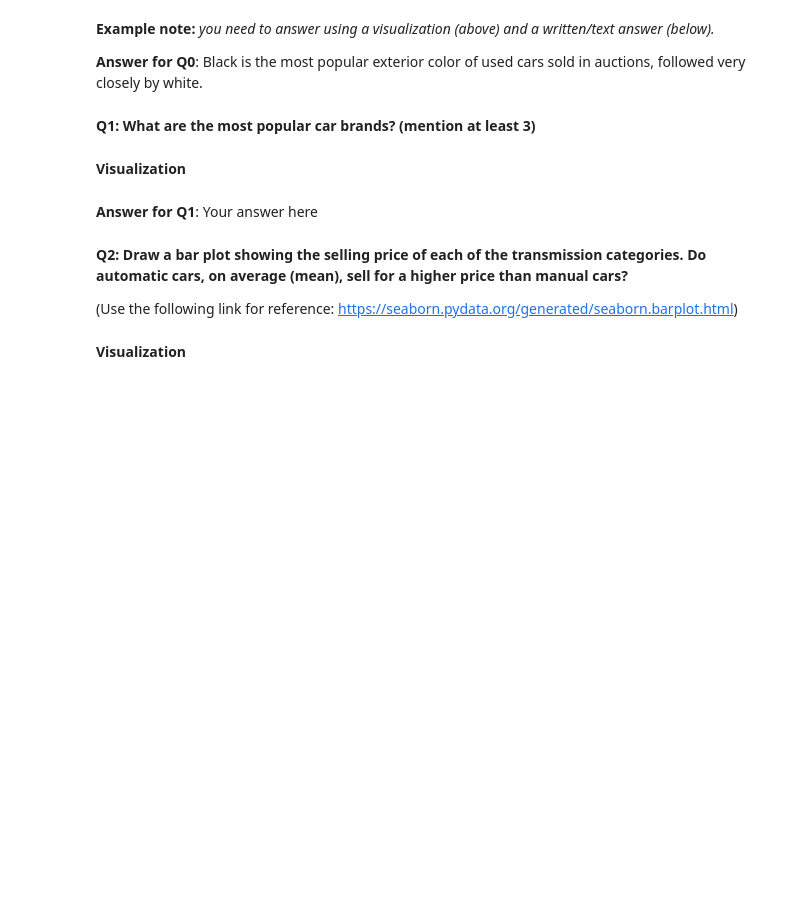
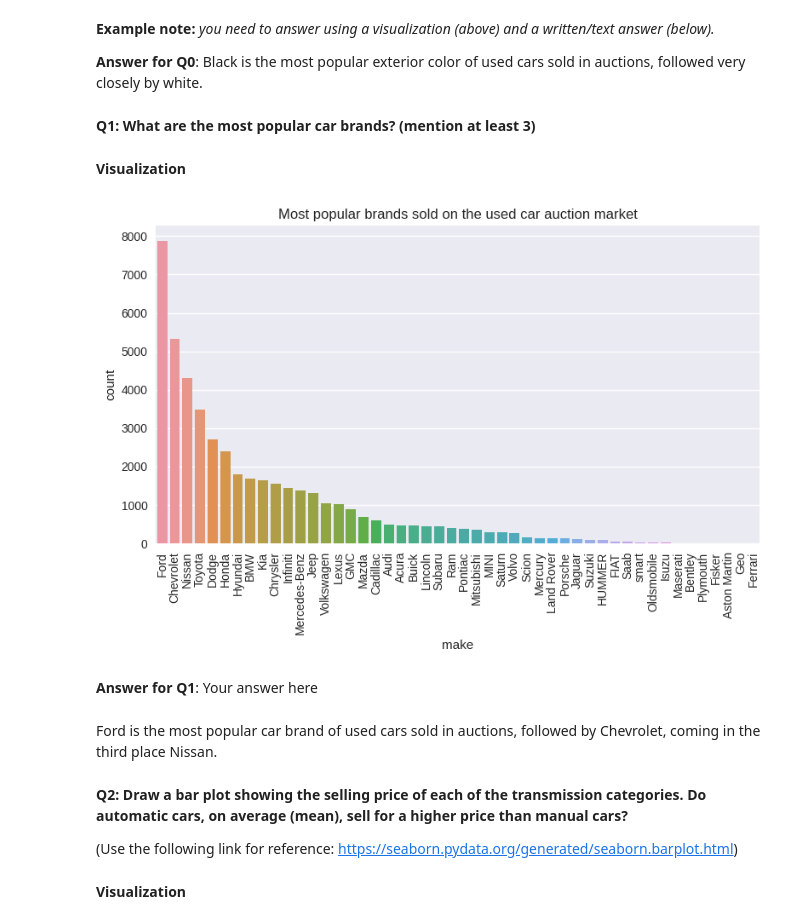
Before and after one commit to KenzyKourah10/Masters, a Jupyter notebook: Regression_Mini-Project.ipynb, the cells around one changed output. Cells and saved outputs as stored; diff of their text form; code cells hidden in the pictures; blank space fills up the shorter version.

```diff
--- a/Regression_Mini-Project.ipynb
+++ b/Regression_Mini-Project.ipynb
@@ -87,3 +107,29 @@ Perform data inspection tasks here (recommended for data understanding).
 ## Data Pre-Processing & Cleaning
 
 _Apply any data preprocessing and/or feature engineering below. Show/output the changes to the dataset._
+# %%
+#Changing the data type of numeric attributes from object to int/float
+df['mmr'] = df['mmr'].apply(lambda x: x.replace('$', '')if isinstance(x, str) else x)
+df['mmr'] = df['mmr'].astype(int)
+df['sellingprice'] = df['sellingprice'].apply(lambda x: x.replace('$', '')if isinstance(x, str) else x)
+df['sellingprice'] = df['sellingprice'].astype(int)
+df['odometer'] = df['odometer'].apply(lambda x: x.replace('mi', '')if isinstance(x, str) else x)
+df['odometer'] = df['odometer'].astype(float)
+# %%
+#categorizing body types
+df['body']=df['body'].str.lower()
+df['body']= np.where(df['body'].str.contains('sedan'),'Sedan' ,df['body'])
+df['body']= np.where(df['body'].str.contains('suv'),'SUV' ,df['body'])
+df['body']= np.where(df['body'].str.contains('coupe'),'Coupe' ,df['body'])
+df['body']= np.where(df['body'].str.contains('koup'),'Coupe' ,df['body'])
+df['body']= np.where(df['body'].str.contains('convertible'),'Convertible' ,df['body'])
+df['body']= np.where(df['body'].str.contains('hatchback'),'Hatchback' ,df['body'])
+df['body']= np.where(df['body'].str.contains('van'),'Minivan' ,df['body'])
+df['body']= np.where(df['body'].str.contains('wagon'),'Wagon' ,df['body'])
+df['body']= np.where(df['body'].str.contains('cap'),'Pickup Truck' ,df['body'])
+df['body']= np.where(df['body'].str.contains('cab'),'Pickup Truck' ,df['body'])
+df['body']= np.where(df['body'].str.contains('crew'),'Pickup Truck' ,df['body'])
+df['body']= np.where(df['body'].str.contains('pickup truck'),'Pickup Truck' ,df['body'])
+
+unique_values = df['body'].unique()
+print(unique_values)
@@ -90,3 +139,7 @@ _Apply any data preprocessing and/or feature engineering below. Show/output the
+# %%
+#Select attributes that would be used in the modelling
+selected_att= ['year','make','model','mmr','sellingprice','transmission','odometer','condition','body']
+df=df[selected_att]
 # %% [markdown]
 ## Exploratory Data Analysis
 # %% [markdown]
@@ -116,8 +169,17 @@ plt.tight_layout()
 **Q1: What are the most popular car brands? (mention at least 3)**
 # %% [markdown]
 **Visualization**
+# %%
+large_to_small = df.groupby('make').size().sort_values(ascending=False)
+sns.countplot(x='make', data=df, order=large_to_small.index).set(title='Most popular brands sold on the used car auction market')
+plt.xticks(rotation=90)
+plt.tight_layout()
+# %% [output]
+[figure, added]
 # %% [markdown]
 **Answer for Q1**: Your answer here
+# %% [markdown]
+Ford is the most popular car brand of used cars sold in auctions, followed by Chevrolet, coming in the third place Nissan.
 # %% [markdown]
 **Q2: Draw a bar plot showing the selling price of each of the transmission categories. Do automatic cars, on
 average (mean), sell for a higher price than manual cars?**
```
Also changed, not shown: parts of 19 cells of this notebook.
